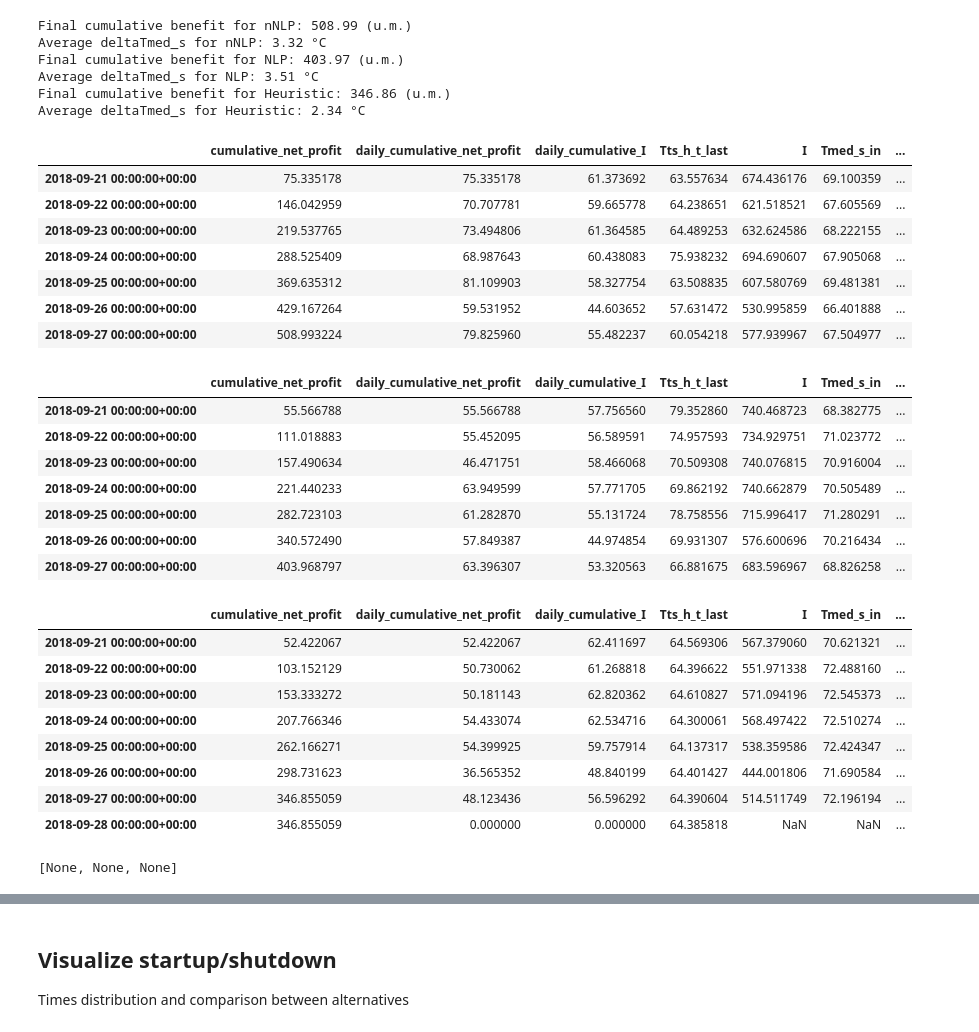
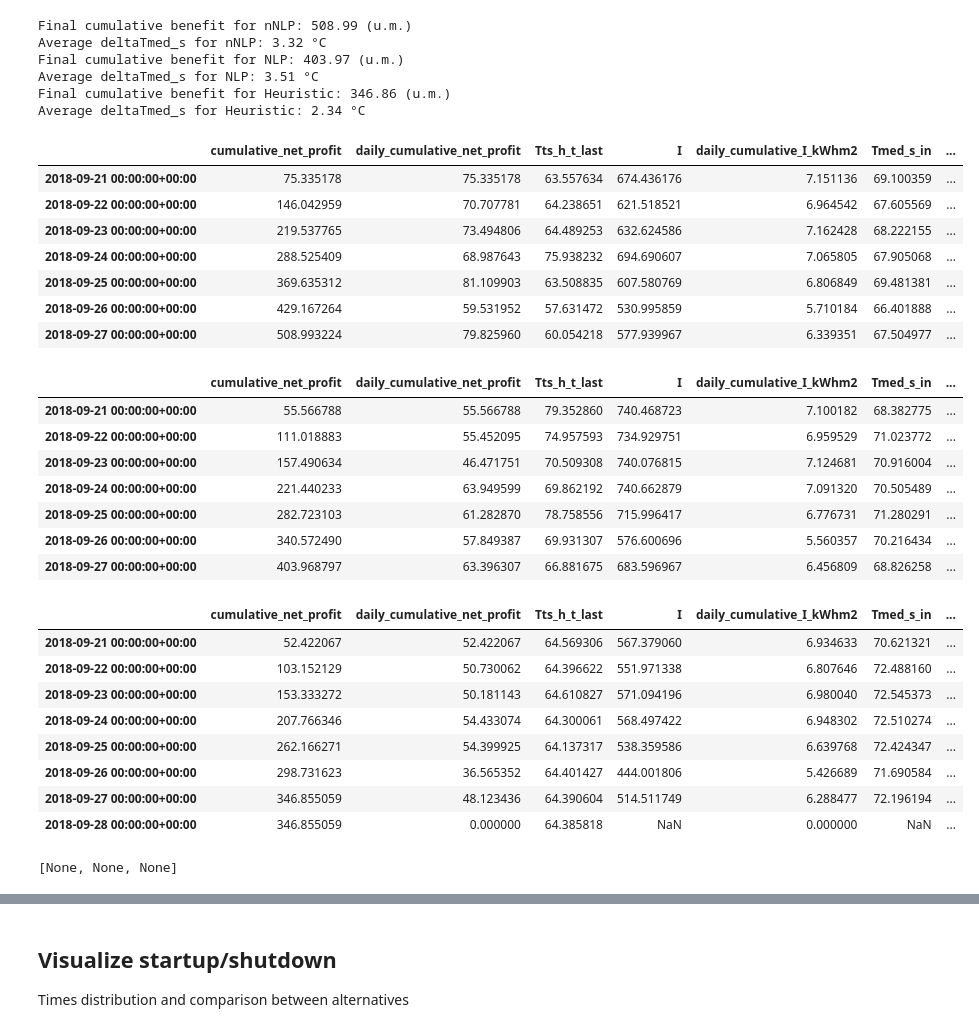
Before and after one commit to juan11iguel/SolarMED, a Jupyter notebook: optimization/notebooks/results_viz.ipynb, the cells around one changed output, grey strips where cells are left out. Saved outputs shown, nothing was run; the diff lists cells and outputs as text; code cells hidden in the pictures.

Commit message:
- Fixed daily cum irradiance calculation - Updated plots with some minor corrections - Added fitness text in operation plans comparison plot (fixed the plot in the process 😅)

```diff
--- a/optimization/notebooks/results_viz.ipynb
+++ b/optimization/notebooks/results_viz.ipynb
@@ -61,0 +75,4 @@ for sim_df in sim_dfs:
+# %%
+sim_dfs_ = copy.deepcopy(sim_dfs)
+sim_dfs_ = [condition_result_dataframe(df) for df in sim_dfs_]
+sim_dfs_[0]["daily_cumulative_I"].plot()
@@ -62,5 +108,5 @@ for sim_df in sim_dfs:
 # %%
-last_val_vars = ["cumulative_net_profit", "daily_cumulative_net_profit", "daily_cumulative_I", "Tts_h_t_last"]
+last_val_vars = ["cumulative_net_profit", "daily_cumulative_net_profit", "Tts_h_t_last"]
 first_val_vars = ["Tts_h_t_first"]
 
 sim_dfs_ = copy.deepcopy(sim_dfs)
@@ -85,58 +131,77 @@ for sim_df in sim_dfs_:
 
     # Resample using mean, skipping NaN automatically
     daily_mean = sim_df_filtered[vars_to_filter].resample("D").mean()
 
     # Add the “last” values per day for cumulative variables
     for var_id in last_val_vars:
         if var_id in sim_df.columns:
             daily_mean[var_id] = sim_df[var_id].resample("D").last()
 
     # Add the “first” values per day for first value variables
     for var_id in first_val_vars:
         if var_id in sim_df.columns:
             daily_mean[var_id] = sim_df[var_id].resample("D").first()
 
     daily_mean["deltaTmed_s"] = daily_mean["Tmed_s_in"] - daily_mean["Tmed_s_out"]
 
     daily_sim_dfs.append(daily_mean)
 
+    # Special case, irradiance
+    # Time diffs in seconds
+    dt = sim_df.index.to_series().diff().dt.total_seconds().fillna(0)
+
+    # Interval energy in J/m² (Series)
+    E = sim_df["I"] * dt
+
+    # Daily cumulative irradiance (J/m²)
+    daily_sim_dfs[-1]["daily_cumulative_I_Jm2"] = (
+        E.groupby(sim_df.index.date).cumsum().resample("D").last()
+    )
+    daily_sim_dfs[-1]["daily_cumulative_I_Whm2"] = (
+        daily_sim_dfs[-1]["daily_cumulative_I_Jm2"] / 3600
+    )
+    daily_sim_dfs[-1]["daily_cumulative_I_kWhm2"] = (
+        daily_sim_dfs[-1]["daily_cumulative_I_Whm2"] / 1000
+    )
+
+
+
 for alt_label, daily_df in zip(alt_labels, daily_sim_dfs):
-    daily_df["daily_cumulative_I"] /= 1000  # Convert Wh/m² to kWh/m²
     print(f"Final cumulative benefit for {alt_label}: {daily_df['cumulative_net_profit'].iloc[-1]:.2f} (u.m.)")
     print(f"Average deltaTmed_s for {alt_label}: {daily_df['deltaTmed_s'].mean():.2f} °C")
 
-vars_to_show = last_val_vars + ["I", "Tmed_s_in", "Tts_h_t_first", "Tts_h_t_last", "deltaTsf", "deltaTmed_s"]
+vars_to_show = last_val_vars + ["I", "daily_cumulative_I_kWhm2", "Tmed_s_in", "Tts_h_t_first", "Tts_h_t_last", "deltaTsf", "deltaTmed_s"]
 [display(df[vars_to_show]) for df in daily_sim_dfs]
 # %% [output]
 Final cumulative benefit for nNLP: 508.99 (u.m.)
 Average deltaTmed_s for nNLP: 3.32 °C
 Final cumulative benefit for NLP: 403.97 (u.m.)
 Average deltaTmed_s for NLP: 3.51 °C
 Final cumulative benefit for Heuristic: 346.86 (u.m.)
 Average deltaTmed_s for Heuristic: 2.34 °C
-|  | cumulative_net_profit | daily_cumulative_net_profit | daily_cumulative_I | Tts_h_t_last | I | Tmed_s_in | ... |
-| 2018-09-21 00:00:00+00:00 | 75.335178 | 75.335178 | 61.373692 | 63.557634 | 674.436176 | 69.100359 | ... |
-| 2018-09-22 00:00:00+00:00 | 146.042959 | 70.707781 | 59.665778 | 64.238651 | 621.518521 | 67.605569 | ... |
-| 2018-09-23 00:00:00+00:00 | 219.537765 | 73.494806 | 61.364585 | 64.489253 | 632.624586 | 68.222155 | ... |
-| 2018-09-24 00:00:00+00:00 | 288.525409 | 68.987643 | 60.438083 | 75.938232 | 694.690607 | 67.905068 | ... |
-| 2018-09-25 00:00:00+00:00 | 369.635312 | 81.109903 | 58.327754 | 63.508835 | 607.580769 | 69.481381 | ... |
-| 2018-09-26 00:00:00+00:00 | 429.167264 | 59.531952 | 44.603652 | 57.631472 | 530.995859 | 66.401888 | ... |
-| 2018-09-27 00:00:00+00:00 | 508.993224 | 79.825960 | 55.482237 | 60.054218 | 577.939967 | 67.504977 | ... |
+|  | cumulative_net_profit | daily_cumulative_net_profit | Tts_h_t_last | I | daily_cumulative_I_kWhm2 | Tmed_s_in | ... |
+| 2018-09-21 00:00:00+00:00 | 75.335178 | 75.335178 | 63.557634 | 674.436176 | 7.151136 | 69.100359 | ... |
+| 2018-09-22 00:00:00+00:00 | 146.042959 | 70.707781 | 64.238651 | 621.518521 | 6.964542 | 67.605569 | ... |
+| 2018-09-23 00:00:00+00:00 | 219.537765 | 73.494806 | 64.489253 | 632.624586 | 7.162428 | 68.222155 | ... |
+| 2018-09-24 00:00:00+00:00 | 288.525409 | 68.987643 | 75.938232 | 694.690607 | 7.065805 | 67.905068 | ... |
+| 2018-09-25 00:00:00+00:00 | 369.635312 | 81.109903 | 63.508835 | 607.580769 | 6.806849 | 69.481381 | ... |
+| 2018-09-26 00:00:00+00:00 | 429.167264 | 59.531952 | 57.631472 | 530.995859 | 5.710184 | 66.401888 | ... |
+| 2018-09-27 00:00:00+00:00 | 508.993224 | 79.825960 | 60.054218 | 577.939967 | 6.339351 | 67.504977 | ... |
-|  | cumulative_net_profit | daily_cumulative_net_profit | daily_cumulative_I | Tts_h_t_last | I | Tmed_s_in | ... |
-| 2018-09-21 00:00:00+00:00 | 55.566788 | 55.566788 | 57.756560 | 79.352860 | 740.468723 | 68.382775 | ... |
-| 2018-09-22 00:00:00+00:00 | 111.018883 | 55.452095 | 56.589591 | 74.957593 | 734.929751 | 71.023772 | ... |
-| 2018-09-23 00:00:00+00:00 | 157.490634 | 46.471751 | 58.466068 | 70.509308 | 740.076815 | 70.916004 | ... |
-| 2018-09-24 00:00:00+00:00 | 221.440233 | 63.949599 | 57.771705 | 69.862192 | 740.662879 | 70.505489 | ... |
-| 2018-09-25 00:00:00+00:00 | 282.723103 | 61.282870 | 55.131724 | 78.758556 | 715.996417 | 71.280291 | ... |
-| 2018-09-26 00:00:00+00:00 | 340.572490 | 57.849387 | 44.974854 | 69.931307 | 576.600696 | 70.216434 | ... |
-| 2018-09-27 00:00:00+00:00 | 403.968797 | 63.396307 | 53.320563 | 66.881675 | 683.596967 | 68.826258 | ... |
+|  | cumulative_net_profit | daily_cumulative_net_profit | Tts_h_t_last | I | daily_cumulative_I_kWhm2 | Tmed_s_in | ... |
+| 2018-09-21 00:00:00+00:00 | 55.566788 | 55.566788 | 79.352860 | 740.468723 | 7.100182 | 68.382775 | ... |
+| 2018-09-22 00:00:00+00:00 | 111.018883 | 55.452095 | 74.957593 | 734.929751 | 6.959529 | 71.023772 | ... |
+| 2018-09-23 00:00:00+00:00 | 157.490634 | 46.471751 | 70.509308 | 740.076815 | 7.124681 | 70.916004 | ... |
+| 2018-09-24 00:00:00+00:00 | 221.440233 | 63.949599 | 69.862192 | 740.662879 | 7.091320 | 70.505489 | ... |
+| 2018-09-25 00:00:00+00:00 | 282.723103 | 61.282870 | 78.758556 | 715.996417 | 6.776731 | 71.280291 | ... |
+| 2018-09-26 00:00:00+00:00 | 340.572490 | 57.849387 | 69.931307 | 576.600696 | 5.560357 | 70.216434 | ... |
+| 2018-09-27 00:00:00+00:00 | 403.968797 | 63.396307 | 66.881675 | 683.596967 | 6.456809 | 68.826258 | ... |
-|  | cumulative_net_profit | daily_cumulative_net_profit | daily_cumulative_I | Tts_h_t_last | I | Tmed_s_in | ... |
-| 2018-09-21 00:00:00+00:00 | 52.422067 | 52.422067 | 62.411697 | 64.569306 | 567.379060 | 70.621321 | ... |
-| 2018-09-22 00:00:00+00:00 | 103.152129 | 50.730062 | 61.268818 | 64.396622 | 551.971338 | 72.488160 | ... |
-| 2018-09-23 00:00:00+00:00 | 153.333272 | 50.181143 | 62.820362 | 64.610827 | 571.094196 | 72.545373 | ... |
-| 2018-09-24 00:00:00+00:00 | 207.766346 | 54.433074 | 62.534716 | 64.300061 | 568.497422 | 72.510274 | ... |
-| 2018-09-25 00:00:00+00:00 | 262.166271 | 54.399925 | 59.757914 | 64.137317 | 538.359586 | 72.424347 | ... |
-| 2018-09-26 00:00:00+00:00 | 298.731623 | 36.565352 | 48.840199 | 64.401427 | 444.001806 | 71.690584 | ... |
-| 2018-09-27 00:00:00+00:00 | 346.855059 | 48.123436 | 56.596292 | 64.390604 | 514.511749 | 72.196194 | ... |
-| 2018-09-28 00:00:00+00:00 | 346.855059 | 0.000000 | 0.000000 | 64.385818 | NaN | NaN | ... |
+|  | cumulative_net_profit | daily_cumulative_net_profit | Tts_h_t_last | I | daily_cumulative_I_kWhm2 | Tmed_s_in | ... |
+| 2018-09-21 00:00:00+00:00 | 52.422067 | 52.422067 | 64.569306 | 567.379060 | 6.934633 | 70.621321 | ... |
+| 2018-09-22 00:00:00+00:00 | 103.152129 | 50.730062 | 64.396622 | 551.971338 | 6.807646 | 72.488160 | ... |
+| 2018-09-23 00:00:00+00:00 | 153.333272 | 50.181143 | 64.610827 | 571.094196 | 6.980040 | 72.545373 | ... |
+| 2018-09-24 00:00:00+00:00 | 207.766346 | 54.433074 | 64.300061 | 568.497422 | 6.948302 | 72.510274 | ... |
+| 2018-09-25 00:00:00+00:00 | 262.166271 | 54.399925 | 64.137317 | 538.359586 | 6.639768 | 72.424347 | ... |
+| 2018-09-26 00:00:00+00:00 | 298.731623 | 36.565352 | 64.401427 | 444.001806 | 5.426689 | 71.690584 | ... |
+| 2018-09-27 00:00:00+00:00 | 346.855059 | 48.123436 | 64.390604 | 514.511749 | 6.288477 | 72.196194 | ... |
+| 2018-09-28 00:00:00+00:00 | 346.855059 | 0.000000 | 64.385818 | NaN | 0.000000 | NaN | ... |
 [None, None, None]
```
Also changed, not shown: parts of 14 cells of this notebook, 12 other files.
